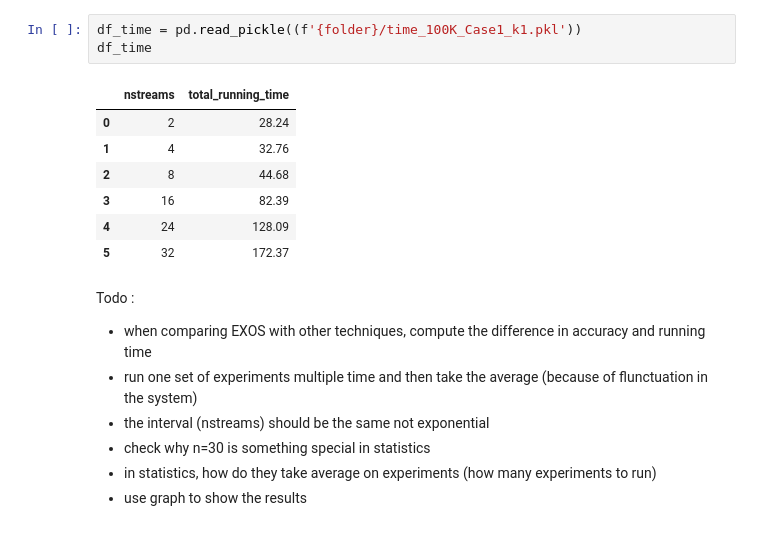
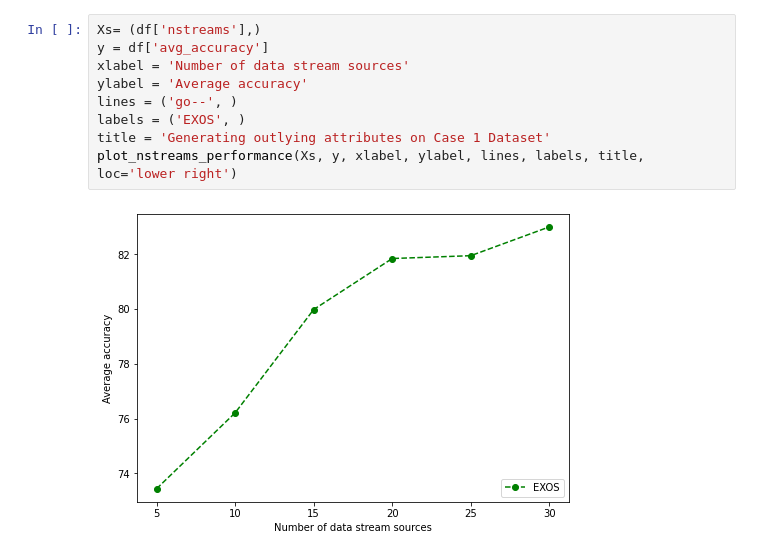
Before and after one commit to egawati/exos, a Jupyter notebook: sources/experiments/report.ipynb, the cells around one changed output. Cells and saved outputs as stored; diff of their text form.

```diff
--- a/sources/experiments/report.ipynb
+++ b/sources/experiments/report.ipynb
@@ -25,19 +27,11 @@ df
-# %%
-df_time = pd.read_pickle((f'{folder}/time_100K_Case1_k1.pkl'))
-df_time
-# %% [output]
-|  | nstreams | total_running_time |
-| 0 | 2 | 28.24 |
-| 1 | 4 | 32.76 |
-| 2 | 8 | 44.68 |
-| 3 | 16 | 82.39 |
-| 4 | 24 | 128.09 |
-| 5 | 32 | 172.37 |
-# %% [markdown]
-Todo :
-- when comparing EXOS with other techniques, compute the difference in accuracy and running time
-- run one set of experiments multiple time and then take the average (because of flunctuation in the system)
-- the interval (nstreams) should be the same not exponential
-- check why n=30 is something special in statistics
-- in statistics, how do they take average on experiments (how many experiments to run)
-- use graph to show the results
+# %%
+Xs= (df['nstreams'],)
+y = df['avg_accuracy']
+xlabel = 'Number of data stream sources'
+ylabel = 'Average accuracy'
+lines = ('go--', )
+labels = ('EXOS', )
+title = 'Generating outlying attributes on Case 1 Dataset'
+plot_nstreams_performance(Xs, y, xlabel, ylabel, lines, labels, title, loc='lower right')
+# %% [output]
+[figure, added]
```
Also changed, not shown: parts of 4 cells of this notebook, 11 other files.
